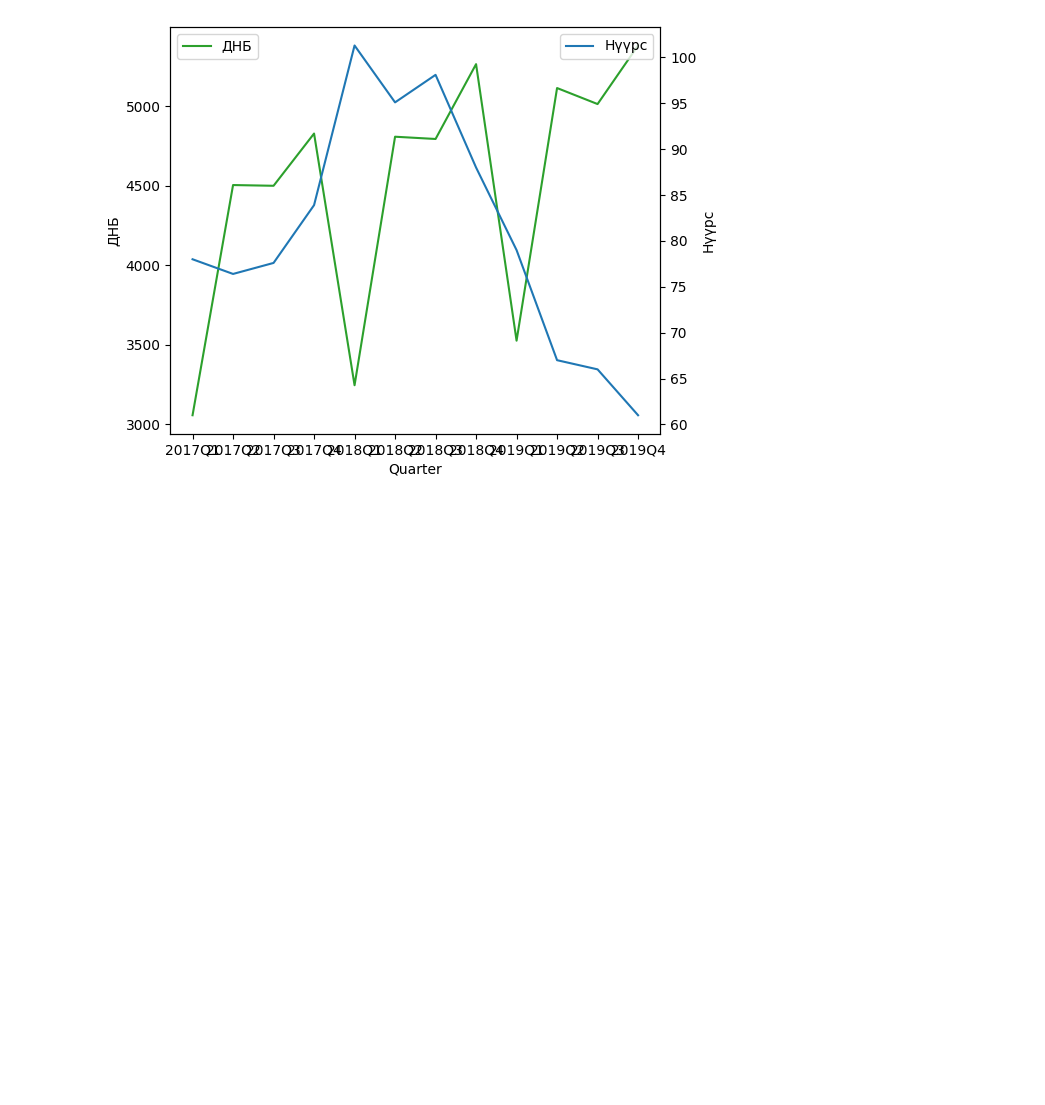
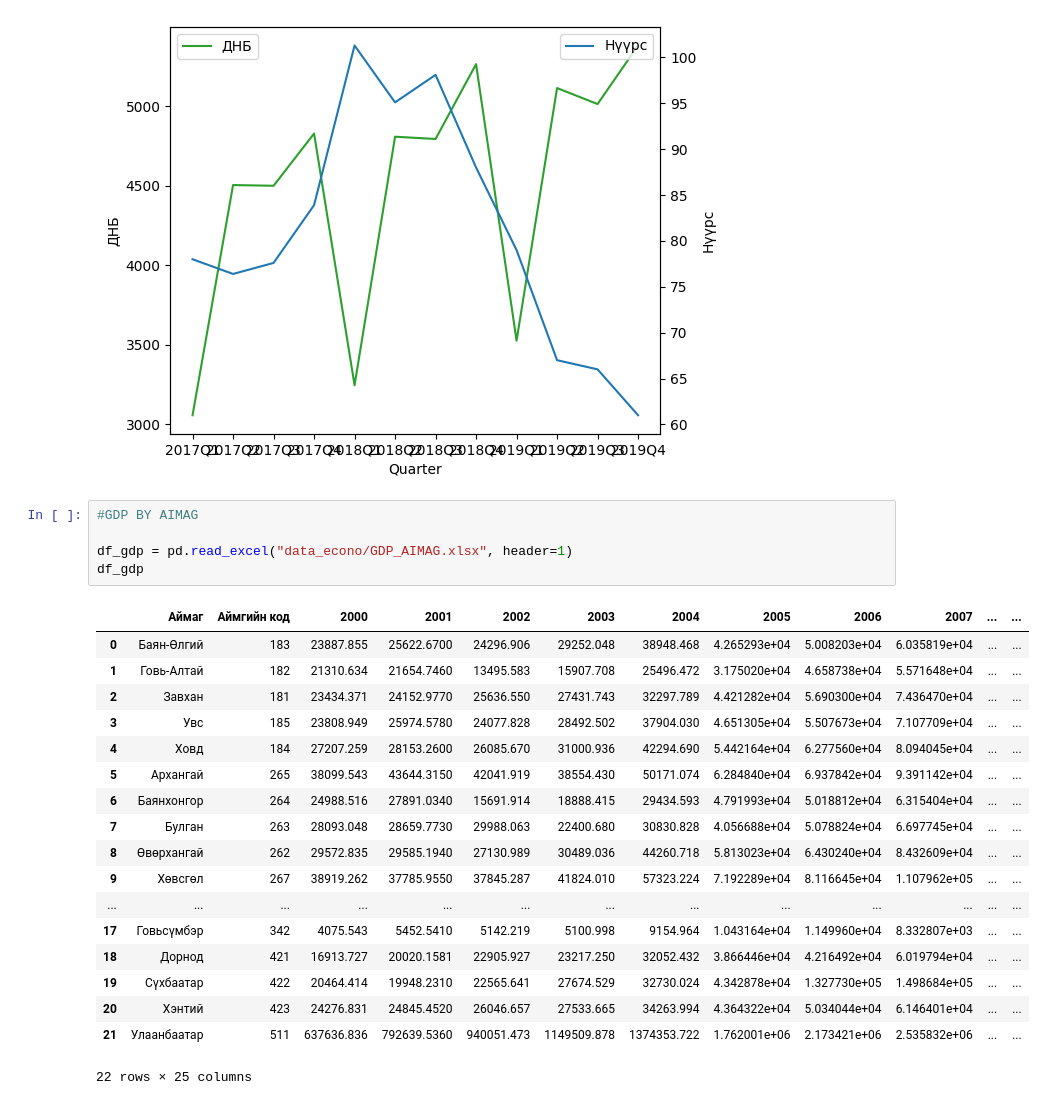
Before and after one commit to bglzaya/python_edm, a Jupyter notebook: econo_data_viz.ipynb, the cells around one changed output. Drawn from its saved outputs; the diff is of its cells as text; blank space fills up the shorter version.

```diff
--- a/econo_data_viz.ipynb
+++ b/econo_data_viz.ipynb
@@ -117,3 +117,27 @@ plt.legend()
 plt.show()
 # %% [output]
 [figure]
+# %%
+#GDP BY AIMAG
+
+df_gdp = pd.read_excel("data_econo/GDP_AIMAG.xlsx", header=1)
+df_gdp
+# %% [output]
+|  | Аймаг | Аймгийн код | 2000 | 2001 | 2002 | 2003 | 2004 | 2005 | 2006 | 2007 | ... | ... |
+| 0 | Баян-Өлгий | 183 | 23887.855 | 25622.6700 | 24296.906 | 29252.048 | 38948.468 | 4.265293e+04 | 5.008203e+04 | 6.035819e+04 | ... | ... |
+| 1 | Говь-Алтай | 182 | 21310.634 | 21654.7460 | 13495.583 | 15907.708 | 25496.472 | 3.175020e+04 | 4.658738e+04 | 5.571648e+04 | ... | ... |
+| 2 | Завхан | 181 | 23434.371 | 24152.9770 | 25636.550 | 27431.743 | 32297.789 | 4.421282e+04 | 5.690300e+04 | 7.436470e+04 | ... | ... |
+| 3 | Увс | 185 | 23808.949 | 25974.5780 | 24077.828 | 28492.502 | 37904.030 | 4.651305e+04 | 5.507673e+04 | 7.107709e+04 | ... | ... |
+| 4 | Ховд | 184 | 27207.259 | 28153.2600 | 26085.670 | 31000.936 | 42294.690 | 5.442164e+04 | 6.277560e+04 | 8.094045e+04 | ... | ... |
+| 5 | Архангай | 265 | 38099.543 | 43644.3150 | 42041.919 | 38554.430 | 50171.074 | 6.284840e+04 | 6.937842e+04 | 9.391142e+04 | ... | ... |
+| 6 | Баянхонгор | 264 | 24988.516 | 27891.0340 | 15691.914 | 18888.415 | 29434.593 | 4.791993e+04 | 5.018812e+04 | 6.315404e+04 | ... | ... |
+| 7 | Булган | 263 | 28093.048 | 28659.7730 | 29988.063 | 22400.680 | 30830.828 | 4.056688e+04 | 5.078824e+04 | 6.697745e+04 | ... | ... |
+| 8 | Өвөрхангай | 262 | 29572.835 | 29585.1940 | 27130.989 | 30489.036 | 44260.718 | 5.813023e+04 | 6.430240e+04 | 8.432609e+04 | ... | ... |
+| 9 | Хөвсгөл | 267 | 38919.262 | 37785.9550 | 37845.287 | 41824.010 | 57323.224 | 7.192289e+04 | 8.116645e+04 | 1.107962e+05 | ... | ... |
+| ... | ... | ... | ... | ... | ... | ... | ... | ... | ... | ... | ... | ... |
+| 17 | Говьсүмбэр | 342 | 4075.543 | 5452.5410 | 5142.219 | 5100.998 | 9154.964 | 1.043164e+04 | 1.149960e+04 | 8.332807e+03 | ... | ... |
+| 18 | Дорнод | 421 | 16913.727 | 20020.1581 | 22905.927 | 23217.250 | 32052.432 | 3.866446e+04 | 4.216492e+04 | 6.019794e+04 | ... | ... |
+| 19 | Сүхбаатар | 422 | 20464.414 | 19948.2310 | 22565.641 | 27674.529 | 32730.024 | 4.342878e+04 | 1.327730e+05 | 1.498684e+05 | ... | ... |
+| 20 | Хэнтий | 423 | 24276.831 | 24845.4520 | 26046.657 | 27533.665 | 34263.994 | 4.364322e+04 | 5.034044e+04 | 6.146401e+04 | ... | ... |
+| 21 | Улаанбаатар | 511 | 637636.836 | 792639.5360 | 940051.473 | 1149509.878 | 1374353.722 | 1.762001e+06 | 2.173421e+06 | 2.535832e+06 | ... | ... |
+22 rows × 25 columns
```
Also changed, not shown: parts of 6 cells of this notebook, 1 other file.
